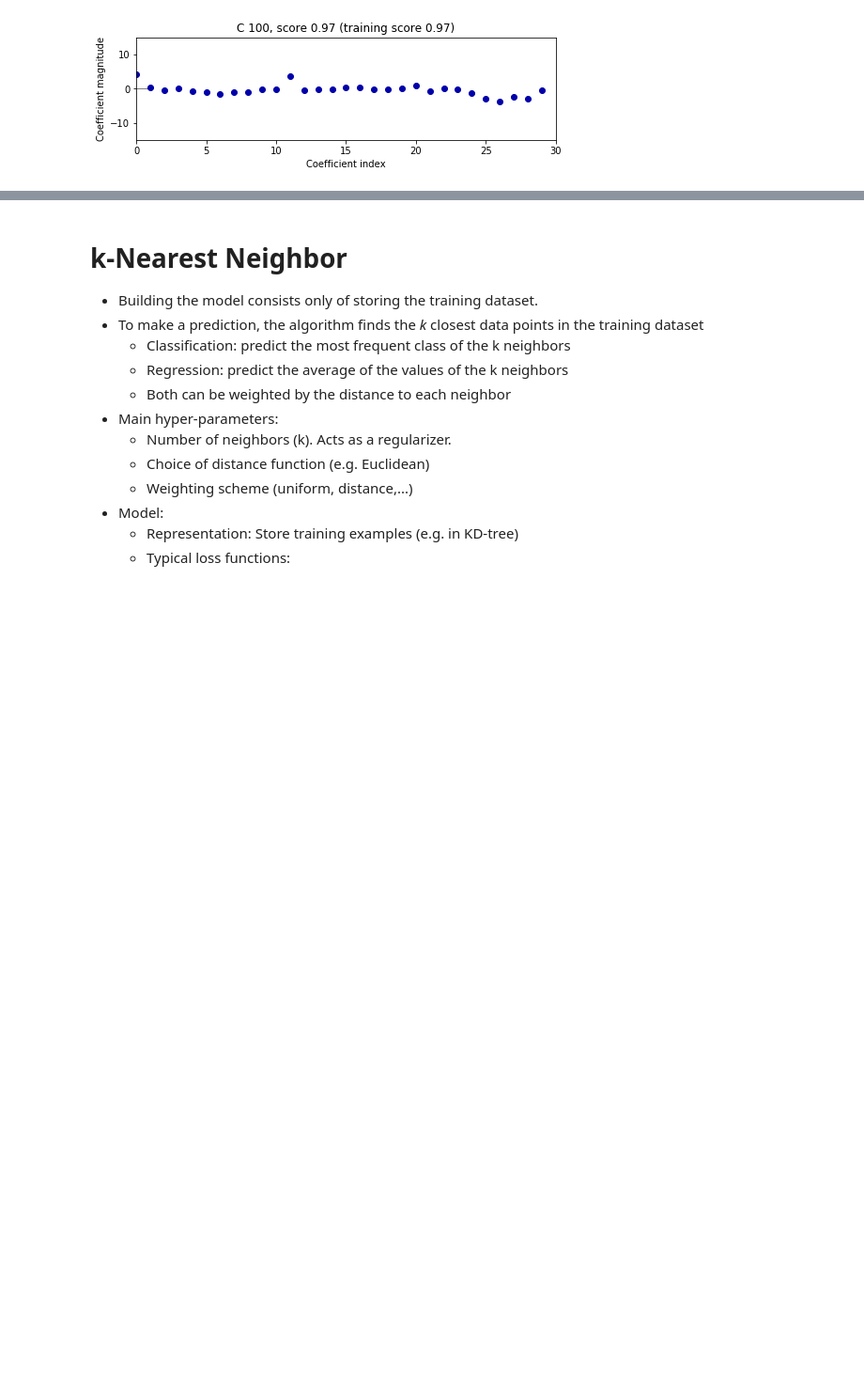
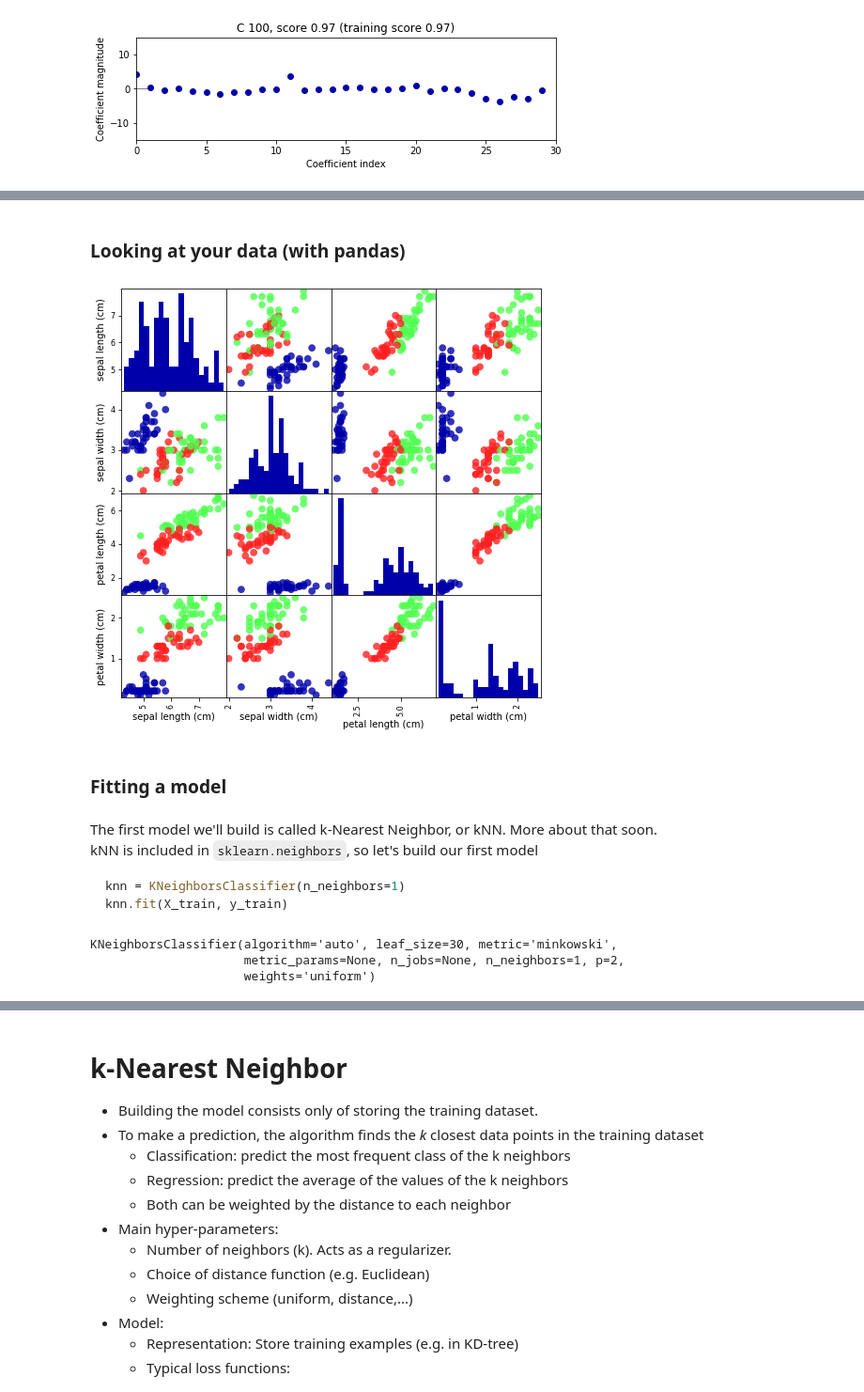
Before and after one commit to ML-course/engineer, a Jupyter notebook: notebooks/01 - Introduction.ipynb, the cells around one changed output, grey strips where cells are left out. Shown at 94% size. Drawn from its saved outputs; the diff is of its cells as text; code cells hidden in the pictures; blank space fills up the shorter version.

````diff
--- a/notebooks/01 - Introduction.ipynb
+++ b/notebooks/01 - Introduction.ipynb
@@ -943,0 +947,6 @@ for C in [0.001, 1, 100]:
+# %%
+from sklearn.datasets import load_iris
+iris_dataset = load_iris()
+
+print("Keys of iris_dataset: {}".format(iris_dataset.keys()))
+print(iris_dataset['DESCR'][:193] + "\n...")
@@ -943,0 +1036,9 @@ for C in [0.001, 1, 100]:
+# %%
+from sklearn.model_selection import train_test_split
+X_train, X_test, y_train, y_test = train_test_split(
+    iris_dataset['data'], iris_dataset['target'],
+    random_state=0)
+print("X_train shape: {}".format(X_train.shape))
+print("y_train shape: {}".format(y_train.shape))
+print("X_test shape: {}".format(X_test.shape))
+print("y_test shape: {}".format(y_test.shape))
@@ -943,0 +1056,33 @@ for C in [0.001, 1, 100]:
+# %% [markdown]
+### Looking at your data (with pandas)
+# %%
+from pandas.plotting import scatter_matrix
+
+# Build a DataFrame with training examples and feature names
+iris_df = pd.DataFrame(X_train,
+                       columns=iris_dataset.feature_names)
+
+# scatter matrix from the dataframe, color by class
+sm = scatter_matrix(iris_df, c=y_train, figsize=(8, 8),
+                  marker='o', hist_kwds={'bins': 20}, s=60,
+                  alpha=.8, cmap=mglearn.cm3)
+# %% [output]
+[figure, added]
+# %% [markdown]
+### Fitting a model
+# %% [markdown]
+The first model we'll build is called k-Nearest Neighbor, or kNN. More about that soon.
+kNN is included in `sklearn.neighbors`, so let's build our first model
+
+``` python
+knn = KNeighborsClassifier(n_neighbors=1)
+knn.fit(X_train, y_train)
+```
+# %%
+from sklearn.neighbors import KNeighborsClassifier
+knn = KNeighborsClassifier(n_neighbors=1)
+knn.fit(X_train, y_train)
+# %% [output]
+KNeighborsClassifier(algorithm='auto', leaf_size=30, metric='minkowski',
+                     metric_params=None, n_jobs=None, n_neighbors=1, p=2,
+                     weights='uniform')
````
Also changed, not shown: parts of 76 cells of this notebook, 2 other files.
